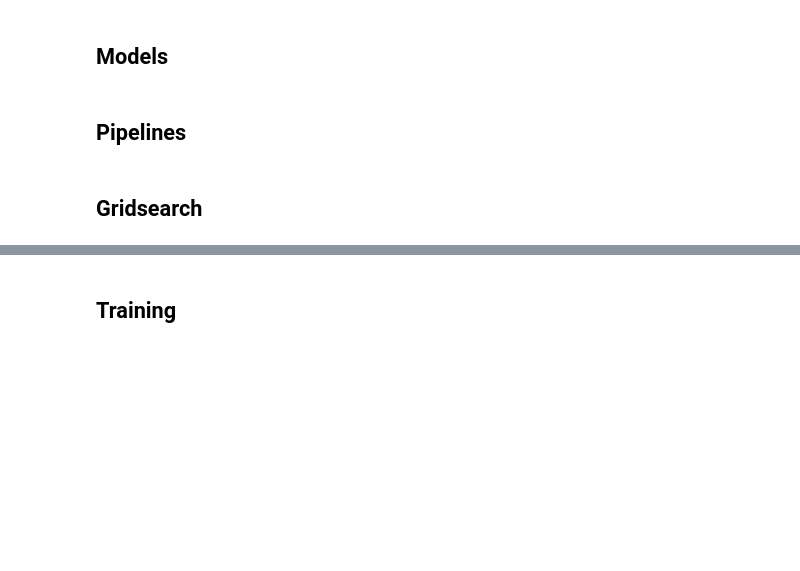
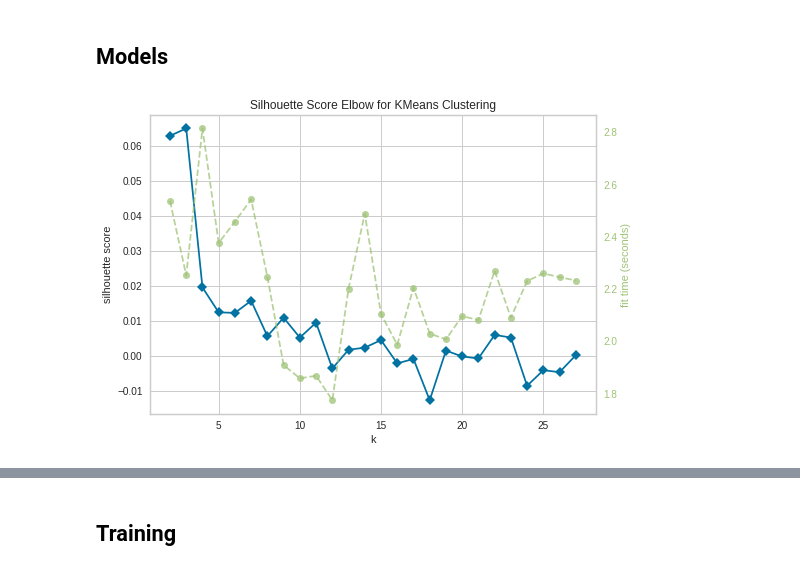
Before and after one commit to datadonK23/pyData-Projects, a Jupyter notebook: HolmesClustering/holmes_clustering/notebook/2_Modeling.ipynb, the cells around one changed output, grey strips where cells are left out. Cells and saved outputs as stored; diff of their text form; code cells hidden in the pictures; blank space fills up the shorter version.

```diff
--- a/HolmesClustering/holmes_clustering/notebook/2_Modeling.ipynb
+++ b/HolmesClustering/holmes_clustering/notebook/2_Modeling.ipynb
@@ -23,10 +23,10 @@ Doc count: 56
 ## Vectorizer
 # %%
 from helpers.tokenizer import TextWrangler
-from sklearn.feature_extraction.text import TfidfVectorizer
+from sklearn.feature_extraction.text import CountVectorizer
 
-tfidf_stem = TfidfVectorizer(strip_accents="ascii", tokenizer=TextWrangler(kind="stem"))
-X_tfidf_stem = tfidf_stem.fit_transform(corpus.data)
+bow_stem = CountVectorizer(strip_accents="ascii", tokenizer=TextWrangler(kind="stem"))
+X_bow_stem = bow_stem.fit_transform(corpus.data)
 # %% [output]
 [nltk_data] Downloading package punkt to ../nltk/...
 [nltk_data]   Package punkt is already up-to-date!
@@ -50,2 +38,0 @@ nmf = NMF(n_components=n_topics, solver="mu", beta_loss="kullback-leibler", alph
-# %% [markdown]
-## Pipelines
@@ -69,2 +38,0 @@ nmf_pipe = Pipeline([
-# %% [markdown]
-## Gridsearch
@@ -76,0 +39,13 @@ lda_model = GridSearchCV(lda_pipe, param_grid=lda_params, cv=5, n_jobs=-1)
+# %%
+from sklearn.cluster import KMeans
+
+kmeans = KMeans(n_jobs=-1, random_state=23)
+# %%
+from yellowbrick.cluster import KElbowVisualizer
+
+viz = KElbowVisualizer(kmeans, k=(2, 28), metric="silhouette")
+viz.fit(X_bow_stem)
+#viz.poof(outpath="plots/KElbow_tfidf_silhoutte.png")
+viz.poof()
+# %% [output]
+[figure, added]
```
Also changed, not shown: parts of 15 cells of this notebook, 35 other files.
